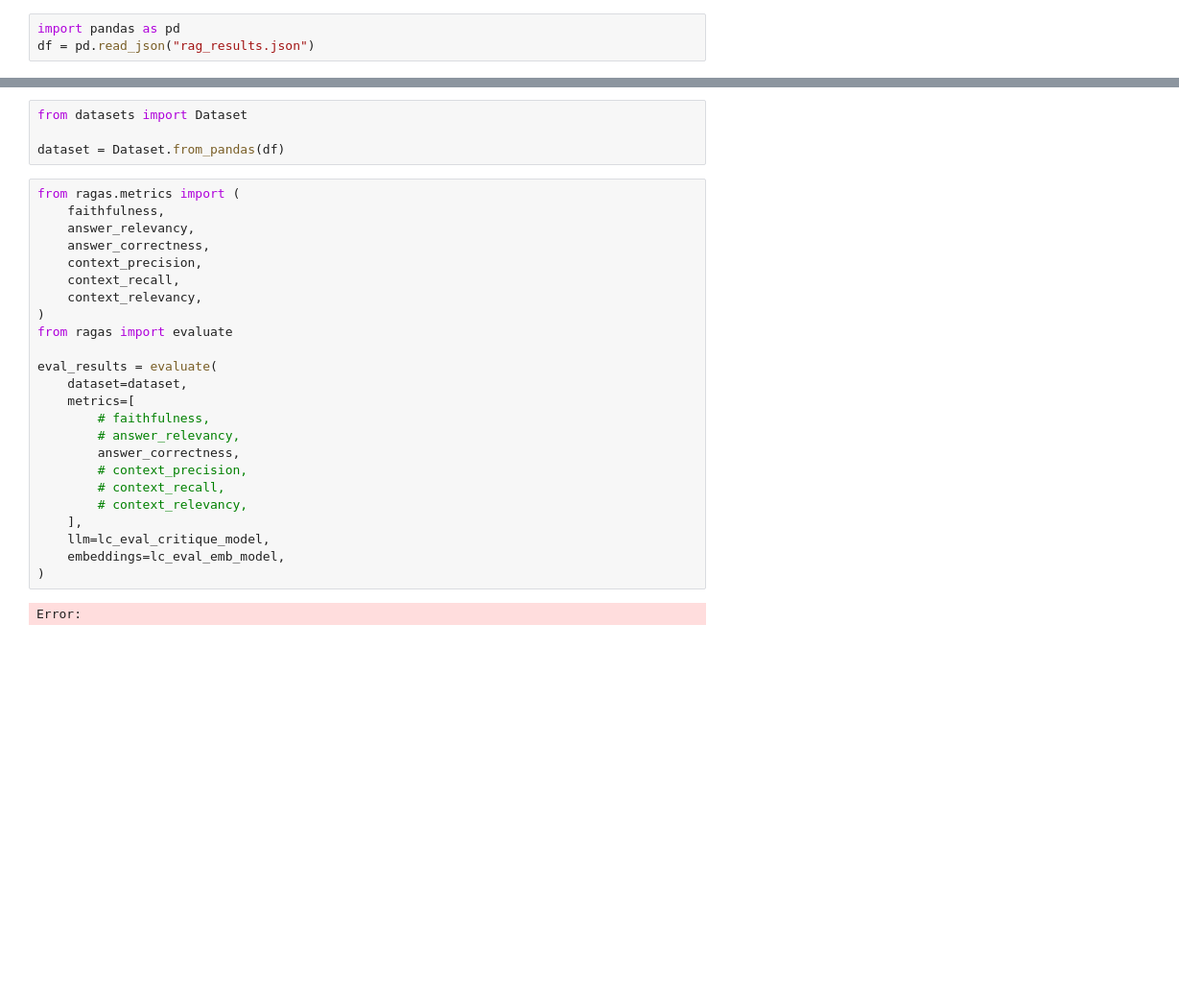
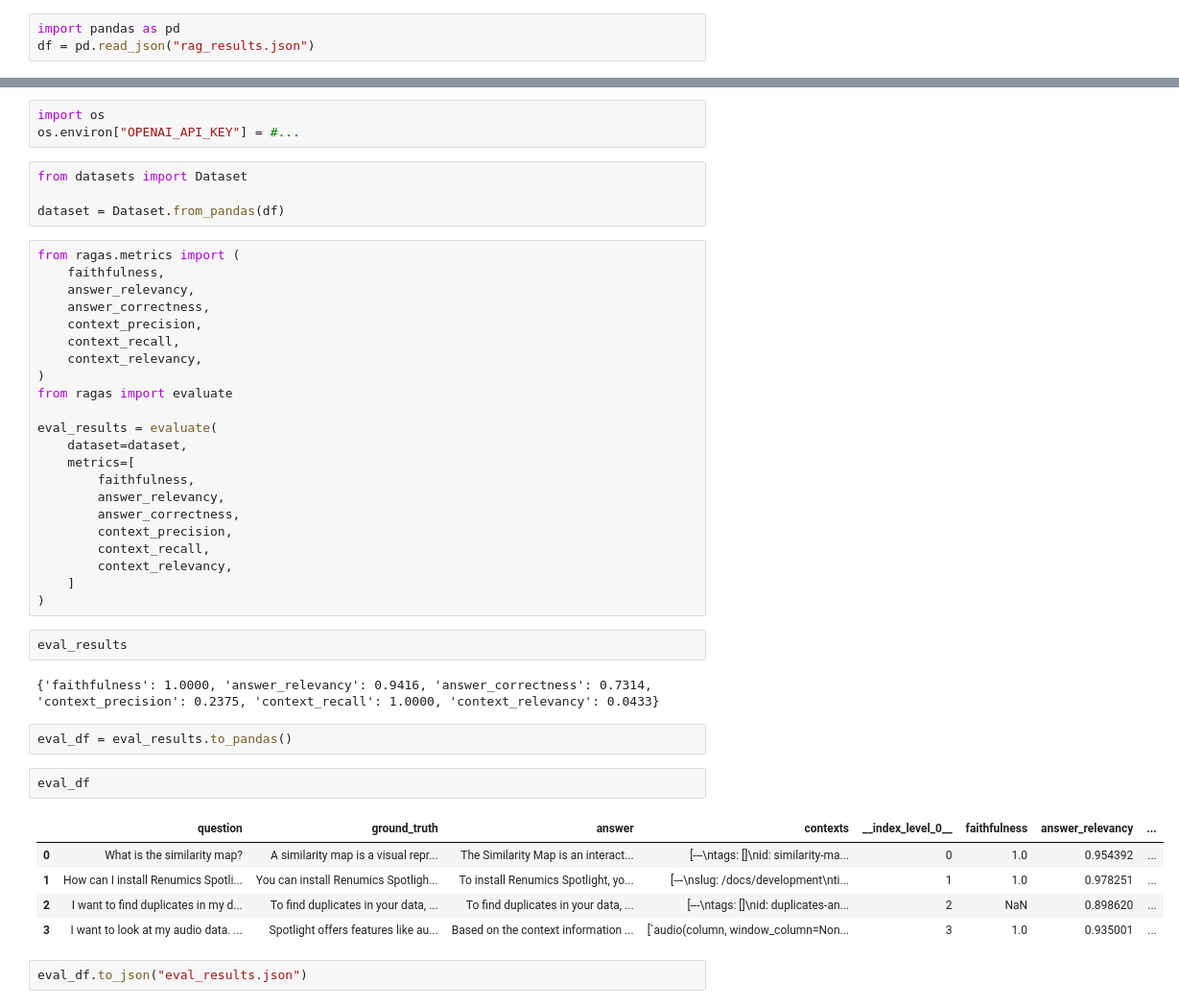
Before and after one commit to dani2112/llamaindex-rag-glossary, a Jupyter notebook: rag_eval.ipynb, the cells around one changed output, grey strips where cells are left out. Shown: that part at 96% size. Cells and saved outputs as stored; diff of their text form; blank space fills up the shorter version.

```diff
--- a/rag_eval.ipynb
+++ b/rag_eval.ipynb
@@ -20,3 +7,6 @@ ggml_init_cublas: found 1 CUDA devices:
+# %%
+import os
+os.environ["OPENAI_API_KEY"] = #...
 # %%
 from datasets import Dataset
 
@@ -35,15 +25,27 @@ from ragas import evaluate
 eval_results = evaluate(
     dataset=dataset,
     metrics=[
-        # faithfulness,
-        # answer_relevancy,
+        faithfulness,
+        answer_relevancy,
         answer_correctness,
-        # context_precision,
-        # context_recall,
-        # context_relevancy,
-    ],
-    llm=lc_eval_critique_model,
-    embeddings=lc_eval_emb_model,
+        context_precision,
+        context_recall,
+        context_relevancy,
+    ]
 )
-# %% [output]
-Error:
+# %%
+eval_results
+# %% [output]
+{'faithfulness': 1.0000, 'answer_relevancy': 0.9416, 'answer_correctness': 0.7314, 'context_precision': 0.2375, 'context_recall': 1.0000, 'context_relevancy': 0.0433}
+# %%
+eval_df = eval_results.to_pandas()
+# %%
+eval_df
+# %% [output]
+|  | question | ground_truth | answer | contexts | __index_level_0__ | faithfulness | answer_relevancy | ... |
+| 0 | What is the similarity map? | A similarity map is a visual repr... | The Similarity Map is an interact... | [---\ntags: []\nid: similarity-ma... | 0 | 1.0 | 0.954392 | ... |
+| 1 | How can I install Renumics Spotli... | You can install Renumics Spotligh... | To install Renumics Spotlight, yo... | [---\nslug: /docs/development\nti... | 1 | 1.0 | 0.978251 | ... |
+| 2 | I want to find duplicates in my d... | To find duplicates in your data, ... | To find duplicates in your data, ... | [---\ntags: []\nid: duplicates-an... | 2 | NaN | 0.898620 | ... |
+| 3 | I want to look at my audio data. ... | Spotlight offers features like au... | Based on the context information ... | [`audio(column, window_column=Non... | 3 | 1.0 | 0.935001 | ... |
+# %%
+eval_df.to_json("eval_results.json")
```
Also changed, not shown: parts of 2 cells of this notebook, 2 other files.
